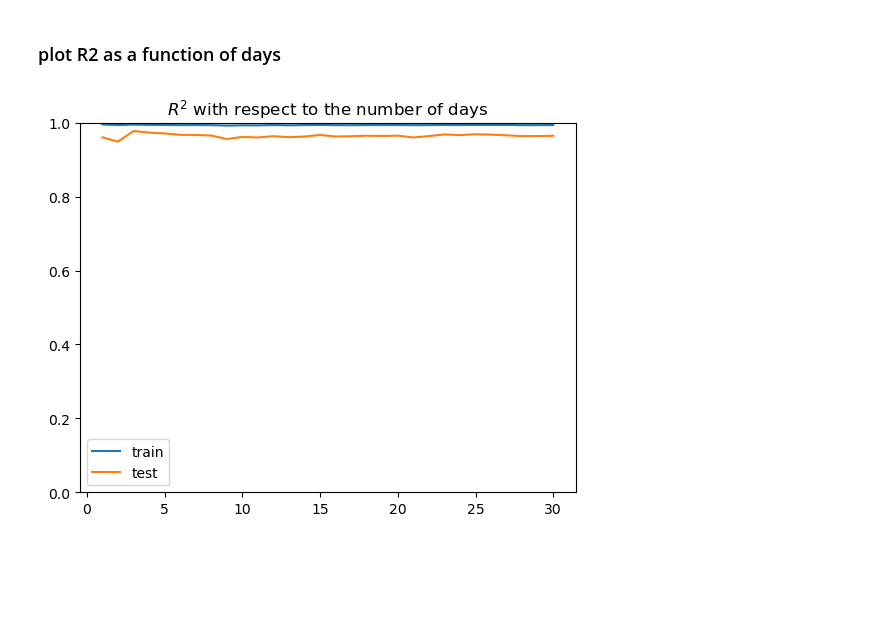
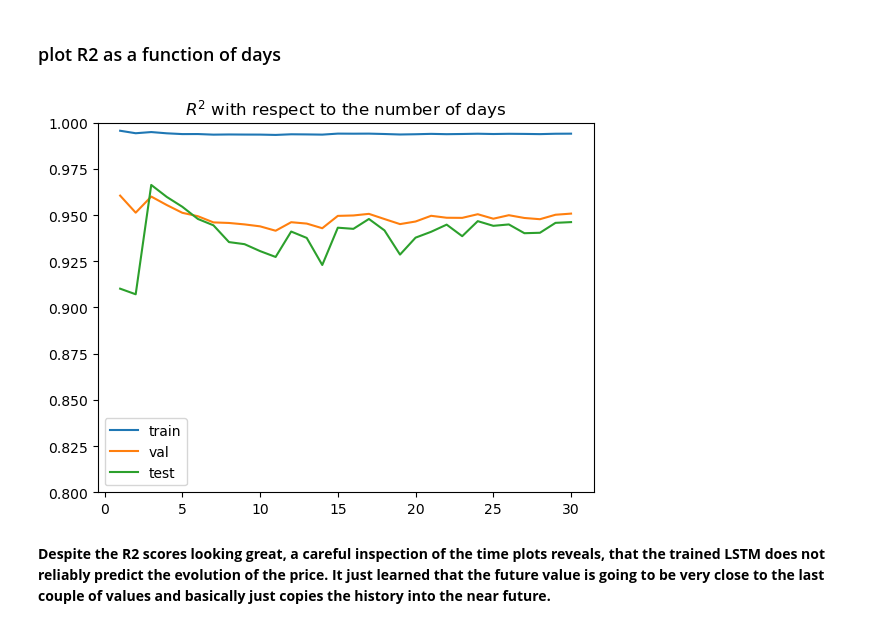
Before and after one commit to ValheruKirito/short_projects, a Jupyter notebook: LSTM RNN for GOLD from Yahoo Finance.ipynb, the cells around one changed output. Saved outputs shown, nothing was run; the diff lists cells and outputs as text; code cells hidden in the pictures; blank space fills up the shorter version.

```diff
--- a/LSTM RNN for GOLD from Yahoo Finance.ipynb
+++ b/LSTM RNN for GOLD from Yahoo Finance.ipynb
@@ -218,24 +218,26 @@ scores = pd.DataFrame(columns=['train', 'test'])
 fig, axs = plt.subplots(
     nrows=6,
     ncols=1,
-    figsize=(15, 15),
+    figsize=(15, 45),
     dpi=150,
     sharex=True,
     sharey=True)
+
 # loops through different number of subsequent days to use
 for SUBSEQ_DAYS in range(1, 31):
     data_len = data_len = X.shape[0] - SUBSEQ_DAYS
     num_feat = X.shape[1]
-    # threshold to determine train-test splits
+    # threshold to determine train-val-test splits
     thresh = int(data_len*0.8)
+    thresh2 = int(data_len*0.9)
 
     # MinMax scaling using only data that will fall into train set
     min, _ = torch.min(X[:thresh], axis=0)
     max, _ = torch.max(X[:thresh], axis=0)
 
     # MinMax Scaling
-    X = (X - min)/(max-min)
-    y = (y-min[4])/(max[4]-min[4])
+    X = (X - min) / (max - min)
+    y = (y - min[4]) / (max[4] - min[4])
 
     # create tensors for sequenced data
     seq_X = torch.zeros(size=(data_len, SUBSEQ_DAYS, num_feat))
@@ -248,25 +250,30 @@ for SUBSEQ_DAYS in range(1, 31):
         seq_y[day] = y[day+SUBSEQ_DAYS]
 
     # create train/test splits from sequenced data
-    train_X, test_X = seq_X[:thresh], seq_X[thresh:]
-    train_y, test_y = seq_y[:thresh], seq_y[thresh:]
+    train_X, val_X, test_X = \
+        seq_X[:thresh], seq_X[thresh:thresh2], seq_X[thresh2:]
+    train_y, val_y, test_y = \
+        seq_y[:thresh], seq_y[thresh:thresh2], seq_y[thresh2:]
 
     ### DataLoader – Dataset makes responding samples be chosen together, train loader creates batches
     train_dataset = TensorDataset(train_X, train_y)
     train_loader = DataLoader(train_dataset, batch_size=512, shuffle=True)
 
+    val_dataset = TensorDataset(val_X, val_y)
+    val_loader = DataLoader(val_dataset, batch_size=512, shuffle=True)
+
     test_dataset = TensorDataset(test_X, test_y)
     test_loader = DataLoader(test_dataset, batch_size=512, shuffle=True)
 
     ### instance of model and optimiser, running the train loop
-    model = LSTMModel(num_feat, 200, 1, 1).cuda()
+    model = LSTMModel(num_feat, 300, 1, 1).cuda()
     optimiser = optim.Adam(model.parameters(), lr=1e-3)
 
     train(
         model=model,
         optimiser=optimiser,
         train_data=train_loader,
-        test_data=test_loader,
+        test_data=val_loader,
         n_epochs=500,
         loss_fun=nn.MSELoss()
     )
@@ -274,17 +281,23 @@ for SUBSEQ_DAYS in range(1, 31):
     predict = model(test_X.cuda()).detach().cpu().flatten().numpy()
     target = test_y.flatten().numpy()
 
+    val_predict = model(val_X.cuda()).detach().cpu().flatten().numpy()
+    val_target = val_y.flatten().numpy()
+
     train_predict = model(train_X.cuda()).detach().cpu().flatten().numpy()
     train_target = train_y.flatten().numpy()
 
     scores.loc[SUBSEQ_DAYS, 'train'] = r2_score(train_target, train_predict)
+    scores.loc[SUBSEQ_DAYS, 'val'] = r2_score(val_target, val_predict)
     scores.loc[SUBSEQ_DAYS, 'test'] = r2_score(target, predict)
 
     # plot predictions for every 5th day
     if SUBSEQ_DAYS % 5 == 0:
         plot_time_predictions(
             axs[(SUBSEQ_DAYS // 5) - 1],
-            predict, target, train_predict, train_target, thresh, SUBSEQ_DAYS
+            predict, target, val_predict, val_target, thresh, thresh2, SUBSEQ_DAYS
         )
         axs[(SUBSEQ_DAYS // 5) - 1].set_ylabel(f'{SUBSEQ_DAYS} days')
+
+plt.subplots_adjust(hspace=0)
 # %% [output]
@@ -343,11 +357,14 @@ Epoch 0/500;      Train loss: 405.529;      Valid loss: 207.392
 ### plot R2 as a function of days
 # %%
 plt.plot(scores.train, label='train')
+plt.plot(scores.val, label='val')
 plt.plot(scores.test, label='test')
-plt.ylim(0, 1)
+plt.ylim(0.8, 1)
 plt.title('$R^2$ with respect to the number of days')
 plt.legend()
 plt.show()
 plt.close()
 # %% [output]
-[figure, old version]
+[figure, new version]
+# %% [markdown]
+**Despite the R2 scores looking great, a careful inspection of the time plots reveals, that the trained LSTM does not reliably predict the evolution of the price. It just learned that the future value is going to be very close to the last couple of values and basically just copies the history into the near future.**
```
Also changed, not shown: parts of 3 cells of this notebook.
